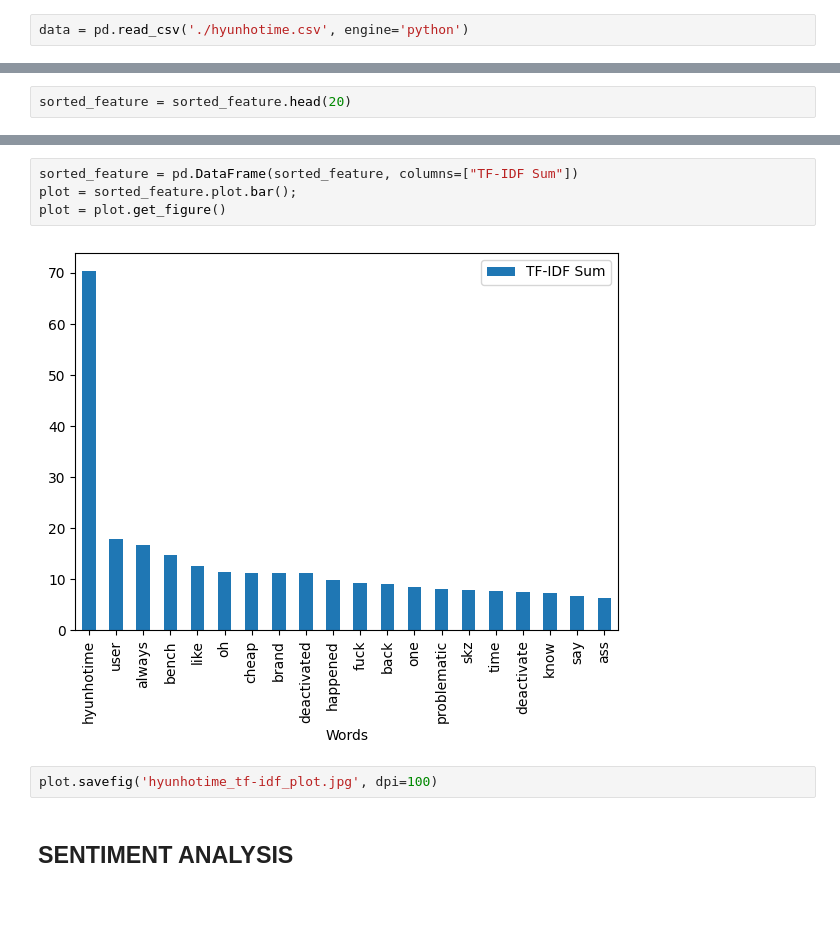
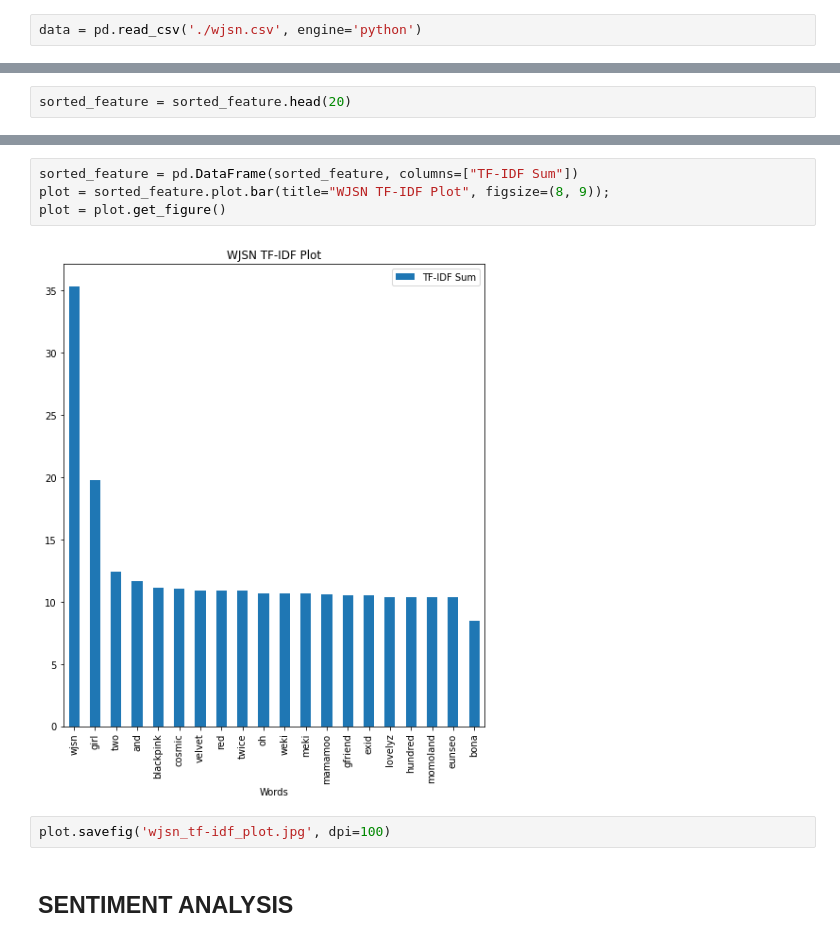
Before and after one commit to wormwithnoname/tweet-characterization, a Jupyter notebook: data_cleaning_script.ipynb, the cells around one changed output, grey strips where cells are left out. Cells and saved outputs as stored; diff of their text form; blank space fills up the shorter version.

```diff
--- a/data_cleaning_script.ipynb
+++ b/data_cleaning_script.ipynb
@@ -16,7 +26,7 @@ from sklearn.feature_extraction.text import TfidfVectorizer
 # %% [markdown]
 ## PREPROCESSING
 # %%
-data = pd.read_csv('./hyunhotime.csv', engine='python')
+data = pd.read_csv('./wjsn.csv', engine='python')
 # %% [markdown]
 #### *Filter only english tweets from collected data
 # %%
@@ -253,11 +251,11 @@ sorted_feature
 # %%
 sorted_feature = pd.DataFrame(sorted_feature, columns=["TF-IDF Sum"])
-plot = sorted_feature.plot.bar();
+plot = sorted_feature.plot.bar(title="WJSN TF-IDF Plot", figsize=(8, 9));
 plot = plot.get_figure()
 # %% [output]
-[figure, old version]
+[figure, new version]
 # %%
-plot.savefig('hyunhotime_tf-idf_plot.jpg', dpi=100)
+plot.savefig('wjsn_tf-idf_plot.jpg', dpi=100)
 # %% [markdown]
 ## SENTIMENT ANALYSIS
 # %%
```
Also changed, not shown: parts of 36 cells of this notebook.
